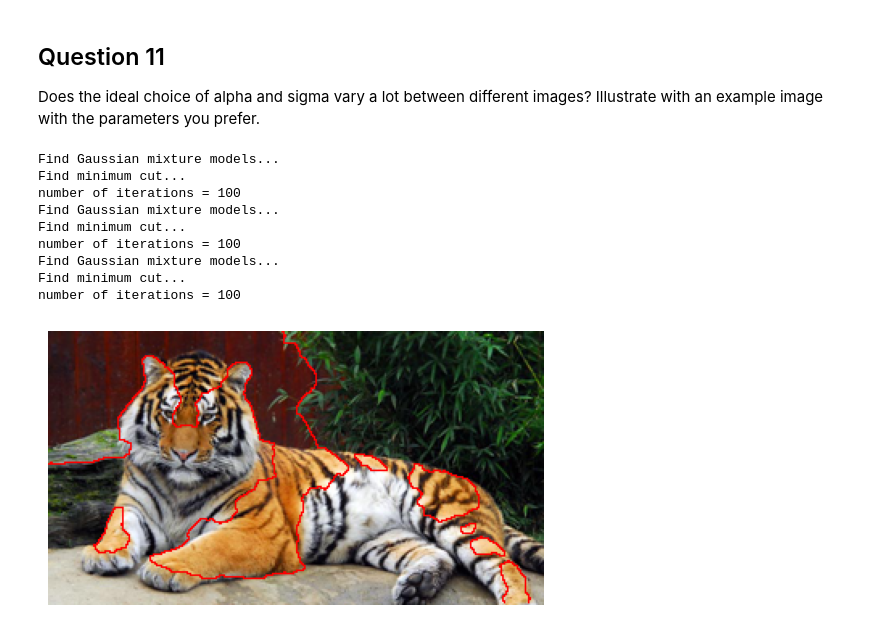
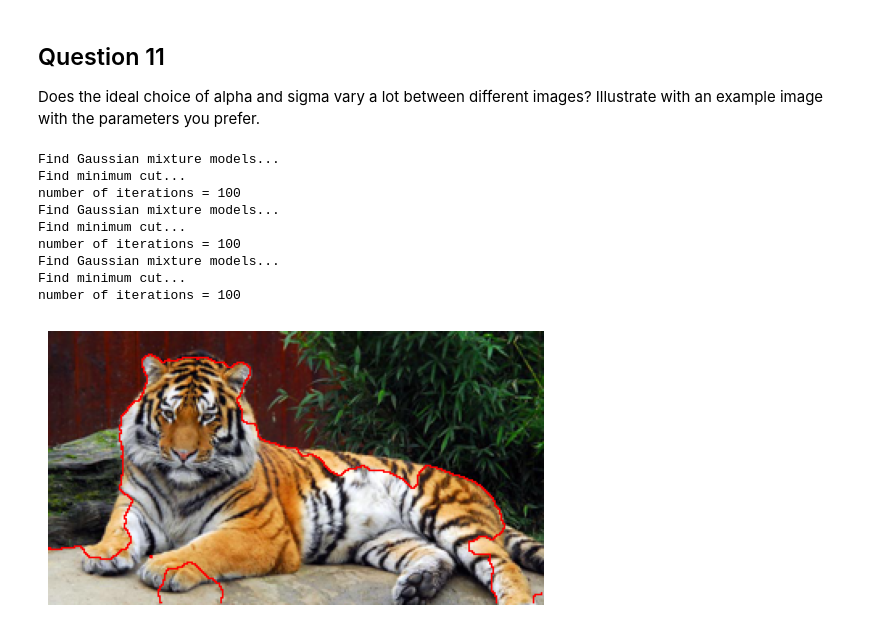
Before and after one commit to RakinAli/Computer-Vision-course, a Jupyter notebook: Labs/Lab 3/Rakin/main.ipynb, the cells around one changed output. Saved outputs shown, nothing was run; the diff lists cells and outputs as text; code cells hidden in the pictures.

```diff
--- a/Labs/Lab 3/Rakin/main.ipynb
+++ b/Labs/Lab 3/Rakin/main.ipynb
@@ -586,38 +586,43 @@ Ncut = 0.143337  ROOT-B-B-B
 Does the ideal choice of alpha and sigma vary a lot between different images? Illustrate with an example image with the parameters you prefer.
 # %%
 def qeleven():
-  scale_factor = 0.5           # image downscale factor
-  area = [ 80, 110, 570, 300 ] # image region to train foreground with [ minx, miny, maxx, maxy ]
-  K = 16                       # number of mixture components
-  alpha = 8.0                  # maximum edge cost
-  sigma = 20.0                 # edge cost decay factor
+  scale_factor = 0.5  # image downscale factor
+  area = [
+      80,
+      110,
+      570,
+      300,
+  ]  # image region to train foreground with [ minx, miny, maxx, maxy ]
+  K = 10  # number of mixture components
+  alpha = 8  # maximum edge cost
+  sigma = 30.0  # edge cost decay factor
 
-  img = Image.open('Images-jpg/tiger1.jpg')
-  img = img.resize((int(img.size[0]*scale_factor), int(img.size[1]*scale_factor)))
+  img = Image.open("Images-jpg/tiger1.jpg")
+  img = img.resize((int(img.size[0] * scale_factor), int(img.size[1] * scale_factor)))
 
-  area = [ int(i*scale_factor) for i in area ]
+  area = [int(i * scale_factor) for i in area]
   I = np.asarray(img).astype(np.float32)
+
   segm, prior = graphcut_segm(I, area, K, alpha, sigma)
 
   Inew = mean_segments(img, segm)
   if True:
       Inew = overlay_bounds(img, segm)
 
   img = Image.fromarray(Inew.astype(np.ubyte))
   plt.imshow(img)
-  plt.axis('off')
+  plt.axis("off")
   plt.show()
-  img.save('result/graphcut.png')
-
+  img.save("result/graphcut.png")
 qeleven()
 # %% [output]
 Find Gaussian mixture models...
 Find minimum cut...
 number of iterations = 100
 Find Gaussian mixture models...
 Find minimum cut...
 number of iterations = 100
 Find Gaussian mixture models...
 Find minimum cut...
 number of iterations = 100
-[figure, old version]
+[figure, new version]
```
Also changed, not shown: parts of 1 cell of this notebook, 4 other files.
